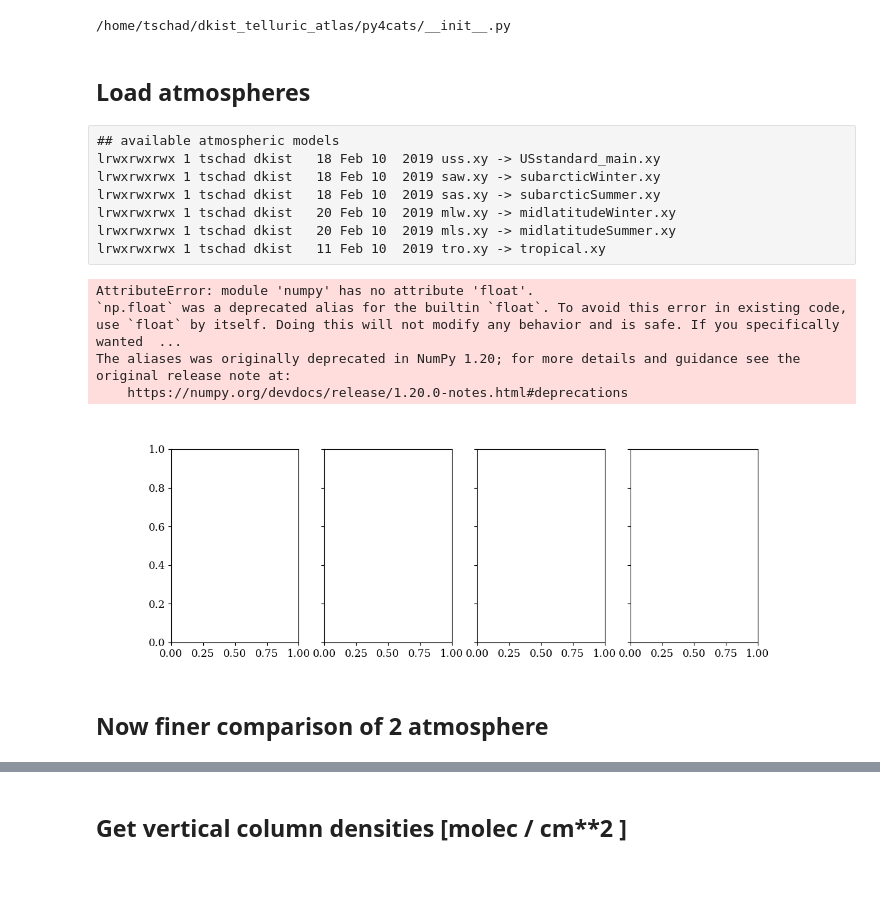
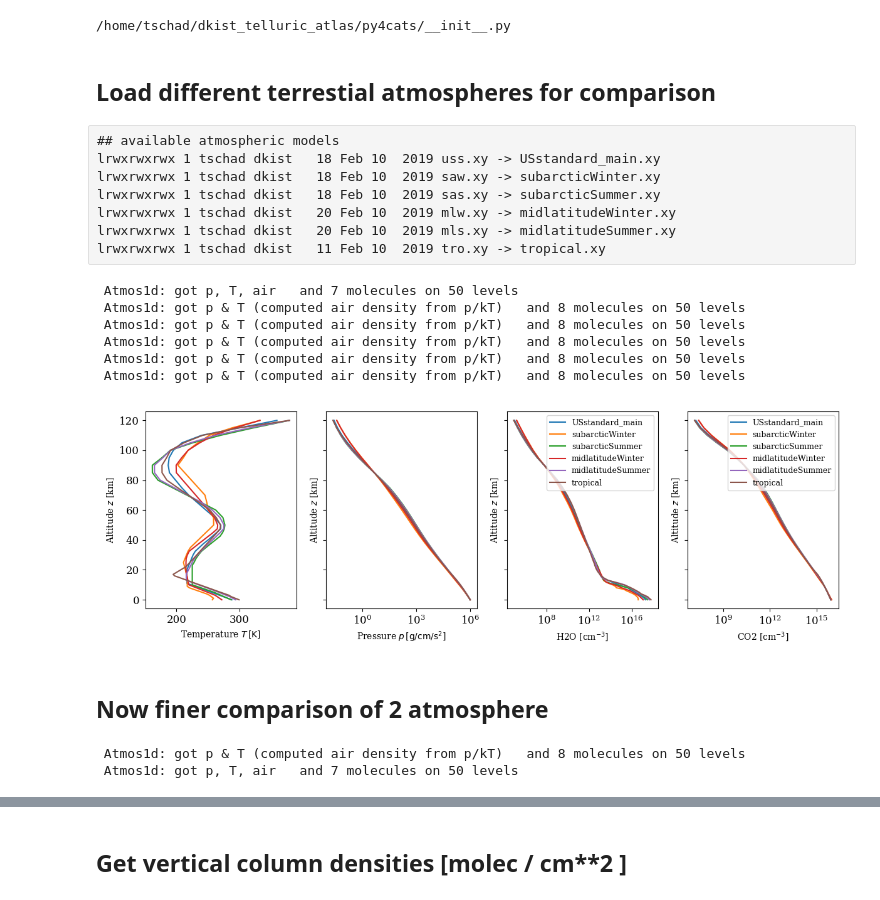
Before and after one commit to tschad/dkist_telluric_atlas, a Jupyter notebook: example_pycats_atmos_1430_nm.ipynb, the cells around one changed output, grey strips where cells are left out. Drawn from its saved outputs; the diff is of its cells as text; code cells hidden in the pictures.

```diff
--- a/example_pycats_atmos_1430_nm.ipynb
+++ b/example_pycats_atmos_1430_nm.ipynb
@@ -56,7 +56,7 @@ def air2vac(wave_air):
     wave_vac[ww] = wave_air[ww] * n
     return wave_vac
 # %% [markdown]
-## Load atmospheres
+## Load different terrestial atmospheres for comparison
 # %% [raw]
 ## available atmospheric models
 lrwxrwxrwx 1 tschad dkist   18 Feb 10  2019 uss.xy -> USstandard_main.xy
@@ -70,44 +70,45 @@ atmos = 'USstandard_main','subarcticWinter','subarcticSummer','midlatitudeWinter
 # %%
 fig,ax = plt.subplots(1,4,figsize = (12,4),sharey=True)
 ax = ax.flatten()
-
 
 for n in range(len(atmos)):
 
     atmDat = atmRead('./py4cats/data/atmos/50/' + atmos[n] + '.xy')
 
     ## plot z vs T
     plt.sca(ax[0])
     atmPlot(atmDat,label = atmos[n])
 
     ## plot z vs P
     plt.sca(ax[1])
     atmPlot(atmDat,'p',label = atmos[n])
     ax[1].set_xscale('log')
 
     ## plot h20 and c02 content
     main_mol = 'H2O','CO2','O3','N2O','CO','CH4','O2',
     for mm in range(2):
         plt.sca(ax[mm+2])
         atmPlot(atmDat,main_mol[mm],label = atmos[n])
         ax[mm+2].set_xscale('log')
-        ax[mm+2].legend(loc = 'upper right')
-
+        ax[mm+2].legend(loc = 'upper right',fontsize =9)
 
 fig.tight_layout()
 # %% [output]
-AttributeError: module 'numpy' has no attribute 'float'.
-`np.float` was a deprecated alias for the builtin `float`. To avoid this error in existing code, use `float` by itself. Doing this will not modify any behavior and is safe. If you specifically wanted  ...
-The aliases was originally deprecated in NumPy 1.20; for more details and guidance see the original release note at:
-    https://numpy.org/devdocs/release/1.20.0-notes.html#deprecations
+ Atmos1d: got p, T, air   and 7 molecules on 50 levels
+ Atmos1d: got p & T (computed air density from p/kT)   and 8 molecules on 50 levels
+ Atmos1d: got p & T (computed air density from p/kT)   and 8 molecules on 50 levels
+ Atmos1d: got p & T (computed air density from p/kT)   and 8 molecules on 50 levels
+ Atmos1d: got p & T (computed air density from p/kT)   and 8 molecules on 50 levels
+ Atmos1d: got p & T (computed air density from p/kT)   and 8 molecules on 50 levels
-[figure, old version]
+[figure, new version]
 # %% [markdown]
 ## Now finer comparison of 2 atmosphere
 # %%
 atm_midLatWinter = atmRead('./py4cats/data/atmos/50/midlatitudeWinter.xy')
-atm_standard = atmRead('./py4cats/data/atmos/50/USstandard_main.xy')  ## Ammonia wasn't really that important
-atm_midLatWinter['CO2'] = atm_midLatWinter['CO2']
-atm_standard['CO2'] = atm_standard['CO2']
+atm_standard = atmRead('./py4cats/data/atmos/50/USstandard_main.xy')
+# %% [output]
+ Atmos1d: got p & T (computed air density from p/kT)   and 8 molecules on 50 levels
+ Atmos1d: got p, T, air   and 7 molecules on 50 levels
 # %%
 #REGRIDDING
 znew = np.hstack((parseGridSpec('0[0.1]7'),atm_midLatWinter['z'][8:]/1e5))
```
Also changed, not shown: parts of 33 cells of this notebook, 3 other files.
